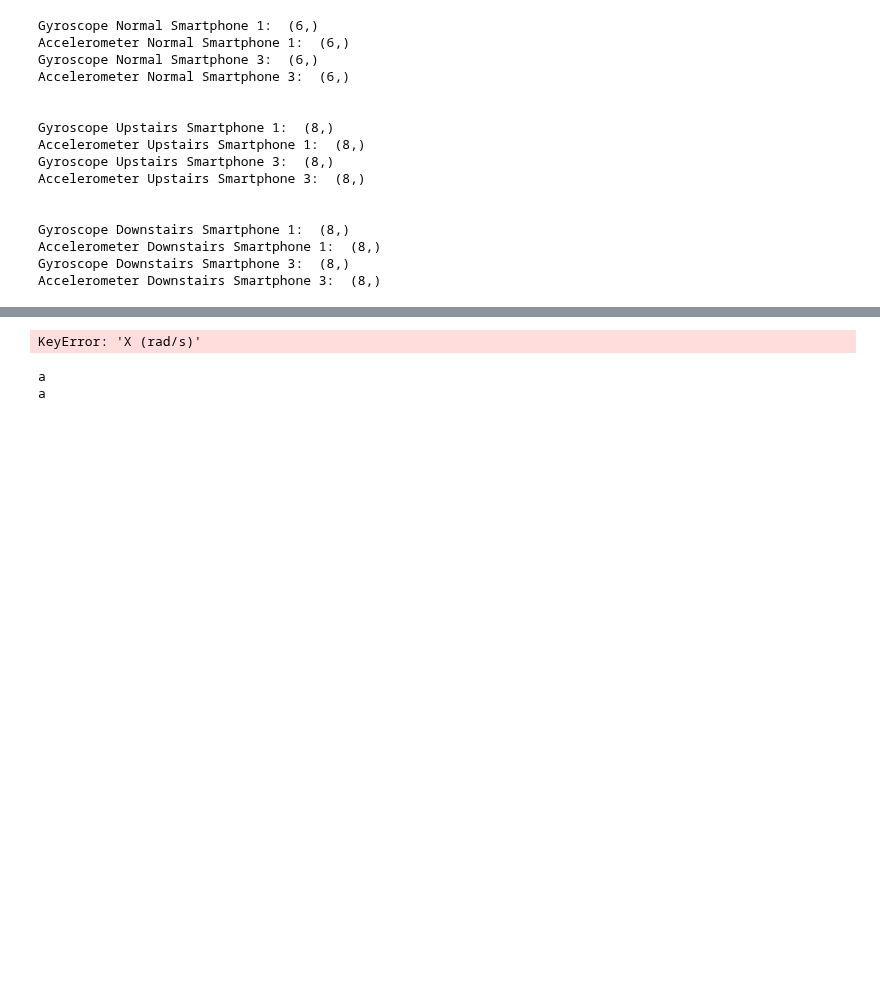
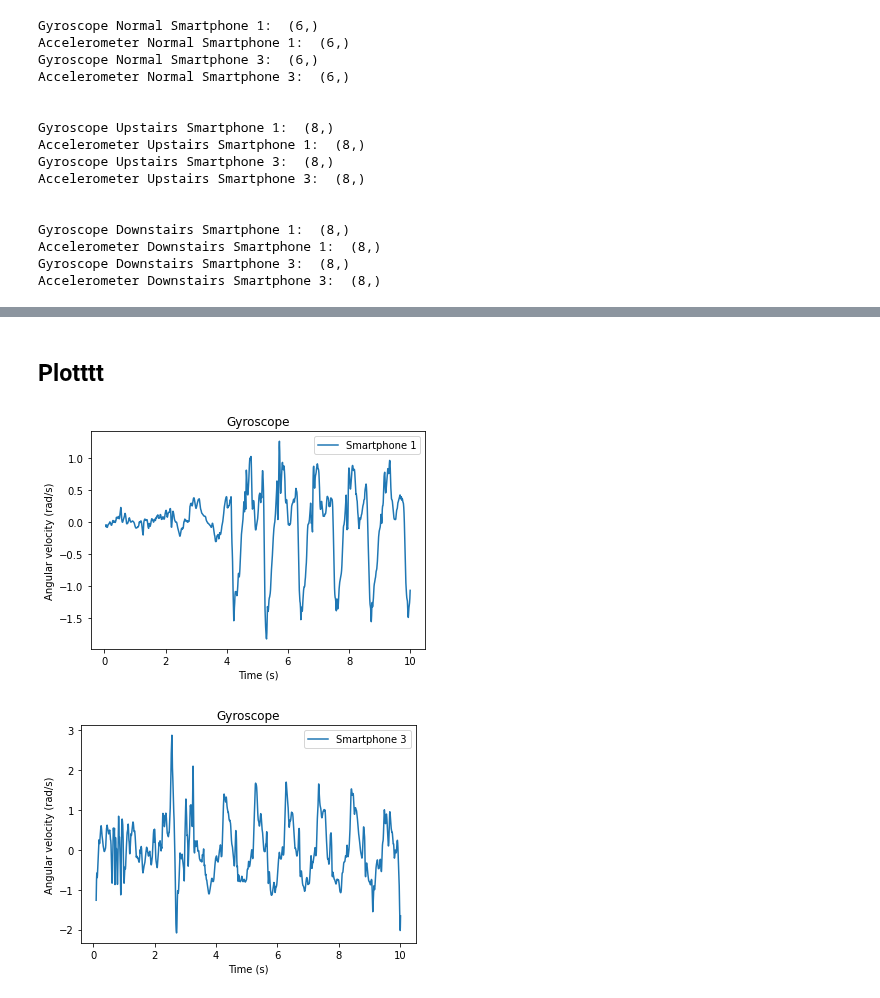
Before and after one commit to sreekar2858/CIE7, a Jupyter notebook: dataProc.ipynb, the cells around one changed output, grey strips where cells are left out. Saved outputs shown, nothing was run; the diff lists cells and outputs as text; code cells hidden in the pictures; blank space fills up the shorter version.

```diff
--- a/dataProc.ipynb
+++ b/dataProc.ipynb
@@ -244,34 +286,26 @@ Accelerometer Downstairs Smartphone 3:  (8,)
+# %% [markdown]
+## Plotttt
 # %%
 def gyrPlot(t, y, lbl):
     plt.plot(t, y, label=lbl)
 
     plt.xlabel('Time (s)')
     plt.ylabel('Angular velocity (rad/s)')
     plt.title('Gyroscope')
     plt.legend()
     plt.show()
 
 def accPlot(t, y, lbl):
     plt.plot(t, y, label=lbl)
 
     plt.xlabel('Time (s)')
     plt.ylabel('Acceleration (m/s^2)')
     plt.title('Accelerometer')
     plt.legend()
     plt.show()
 
-gyrPlot(gyrAssUpstairs_s1[0]['Time (s)'], gyrAssUpstairs_s1[0]['X (rad/s)'], 'Smartphone 1')
+gyrPlot(gyrAssUpstairs_s1[5]['Time (s)'], gyrAssUpstairs_s1[5]['X (rad/s)'], 'Smartphone 1')
+gyrPlot(gyrAssUpstairs_s3[5]['Time (s)'], gyrAssUpstairs_s3[5]['Gyroscope x (rad/s)'], 'Smartphone 3')
 # %% [output]
-KeyError: 'X (rad/s)'
+[figure, added]
+[figure, added]
-# %%
-acc1 = [1, 2, 3, 4, 5, 6, 7, 8, 9, 10]
-acc2 = ["John", "Doe", "Example", "code"]
-c = [1, 2]
-
-for i in c:
-    something = 'acc'+str(i)
-    # convert string to list
-    print(something[0])
-# %% [output]
-a
-a
```
Also changed, not shown: parts of 14 cells of this notebook.
